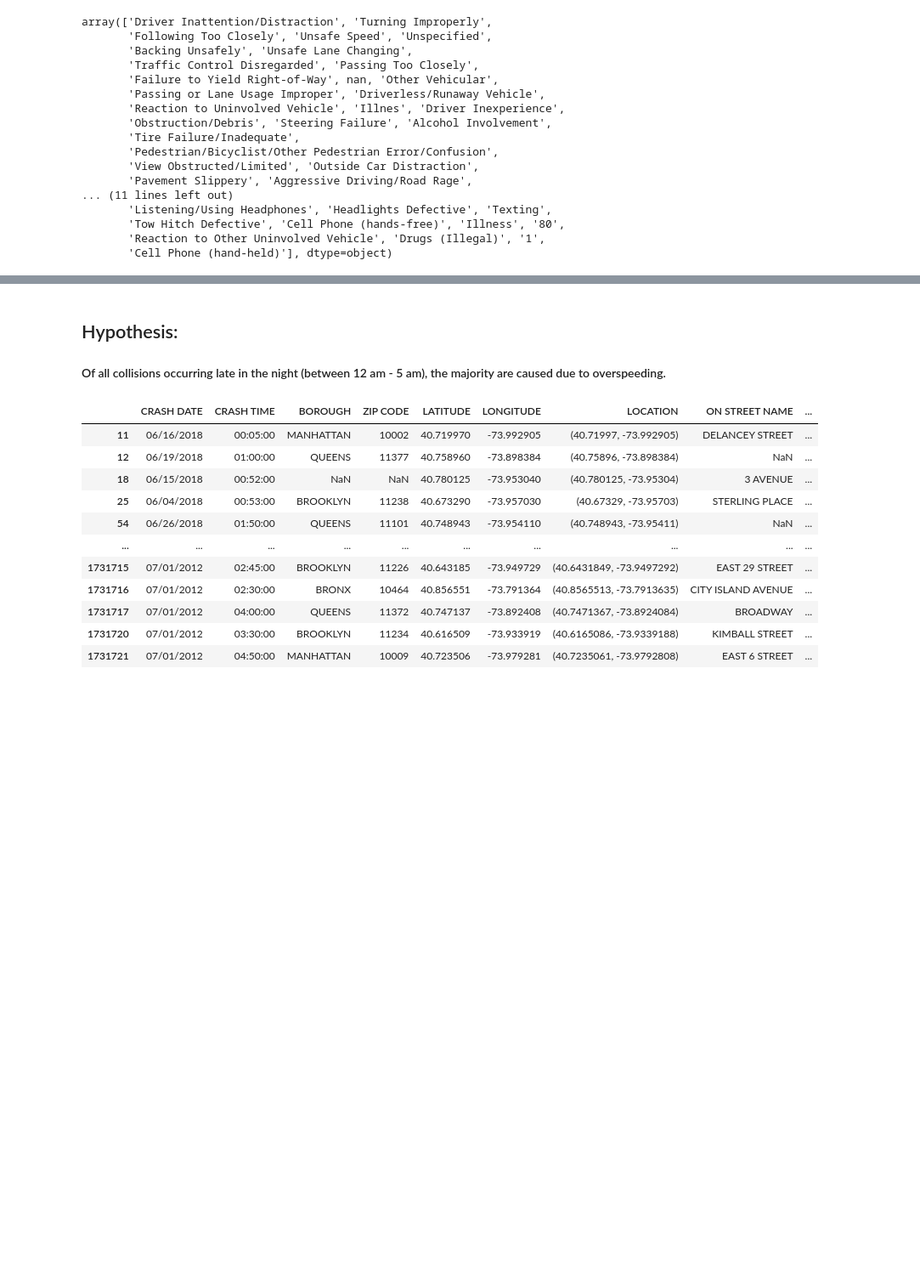
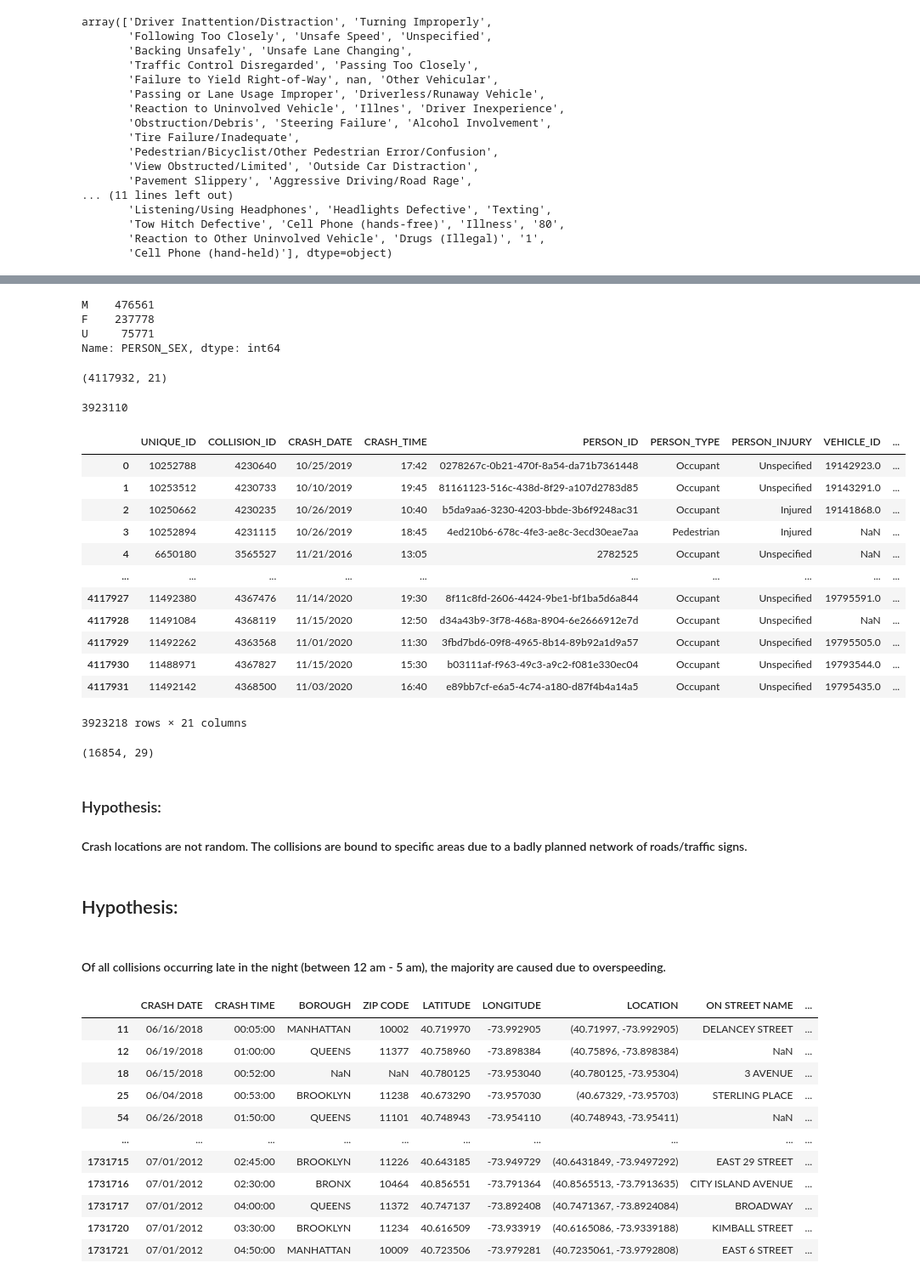
Before and after one commit to SanhitaD207/2020Fall_projects, a Jupyter notebook: NYCMotorVehicleCollisions.ipynb, the cells around one changed output, grey strips where cells are left out. Shown at 85% size. Drawn from its saved outputs; the diff is of its cells as text; code cells hidden in the pictures; blank space fills up the shorter version.

```diff
--- a/NYCMotorVehicleCollisions.ipynb
+++ b/NYCMotorVehicleCollisions.ipynb
@@ -81,5 +117,45 @@ Name: CONTRIBUTING_FACTOR_1, dtype: int64
+# %%
+crashes_persons[crashes_persons['CRASH_YEAR'] == '2019']['PERSON_SEX'].value_counts()
+# %% [output]
+M    476561
+F    237778
+U     75771
+Name: PERSON_SEX, dtype: int64
+# %%
+persons.shape
+# %% [output]
+(4117932, 21)
+# %%
+len(persons['PERSON_ID'].unique())
+# %% [output]
+3923110
+# %%
+persons.groupby(['PERSON_ID']).head()
+# %% [output]
+|  | UNIQUE_ID | COLLISION_ID | CRASH_DATE | CRASH_TIME | PERSON_ID | PERSON_TYPE | PERSON_INJURY | VEHICLE_ID | ... |
+| 0 | 10252788 | 4230640 | 10/25/2019 | 17:42 | 0278267c-0b21-470f-8a54-da71b7361448 | Occupant | Unspecified | 19142923.0 | ... |
+| 1 | 10253512 | 4230733 | 10/10/2019 | 19:45 | 81161123-516c-438d-8f29-a107d2783d85 | Occupant | Unspecified | 19143291.0 | ... |
+| 2 | 10250662 | 4230235 | 10/26/2019 | 10:40 | b5da9aa6-3230-4203-bbde-3b6f9248ac31 | Occupant | Injured | 19141868.0 | ... |
+| 3 | 10252894 | 4231115 | 10/26/2019 | 18:45 | 4ed210b6-678c-4fe3-ae8c-3ecd30eae7aa | Pedestrian | Injured | NaN | ... |
+| 4 | 6650180 | 3565527 | 11/21/2016 | 13:05 | 2782525 | Occupant | Unspecified | NaN | ... |
+| ... | ... | ... | ... | ... | ... | ... | ... | ... | ... |
+| 4117927 | 11492380 | 4367476 | 11/14/2020 | 19:30 | 8f11c8fd-2606-4424-9be1-bf1ba5d6a844 | Occupant | Unspecified | 19795591.0 | ... |
+| 4117928 | 11491084 | 4368119 | 11/15/2020 | 12:50 | d34a43b9-3f78-468a-8904-6e2666912e7d | Occupant | Unspecified | NaN | ... |
+| 4117929 | 11492262 | 4363568 | 11/01/2020 | 11:30 | 3fbd7bd6-09f8-4965-8b14-89b92a1d9a57 | Occupant | Unspecified | 19795505.0 | ... |
+| 4117930 | 11488971 | 4367827 | 11/15/2020 | 15:30 | b03111af-f963-49c3-a9c2-f081e330ec04 | Occupant | Unspecified | 19793544.0 | ... |
+| 4117931 | 11492142 | 4368500 | 11/03/2020 | 16:40 | e89bb7cf-e6a5-4c74-a180-d87f4b4a14a5 | Occupant | Unspecified | 19795435.0 | ... |
+3923218 rows × 21 columns
+# %%
+crashes[crashes['CONTRIBUTING FACTOR VEHICLE 1'] == 'Alcohol Involvement'].shape
+# %% [output]
+(16854, 29)
+# %% [markdown]
+### Hypothesis:
+
+#### Crash locations are not random. The collisions are bound to specific areas due to a badly planned network of roads/traffic signs.
+# %% [markdown]
+## Hypothesis:
 # %% [markdown]
-## Hypothesis:
 #### Of all collisions occurring late in the night (between 12 am - 5 am), the majority are caused due to overspeeding.
 # %%
 def get_night_crashes(crashes):
```
Also changed, not shown: parts of 22 cells of this notebook.
